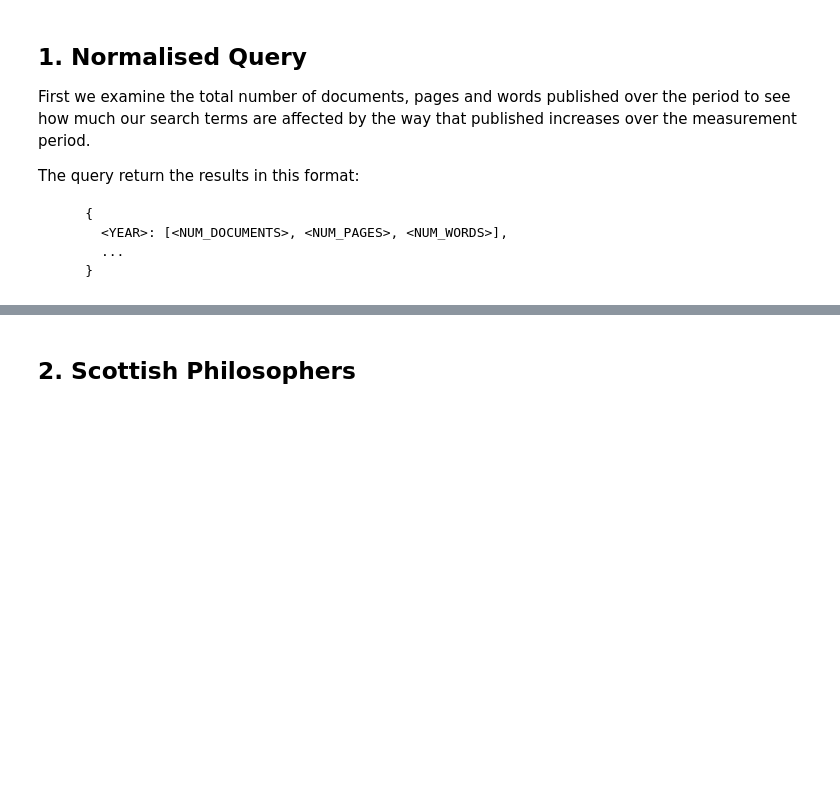
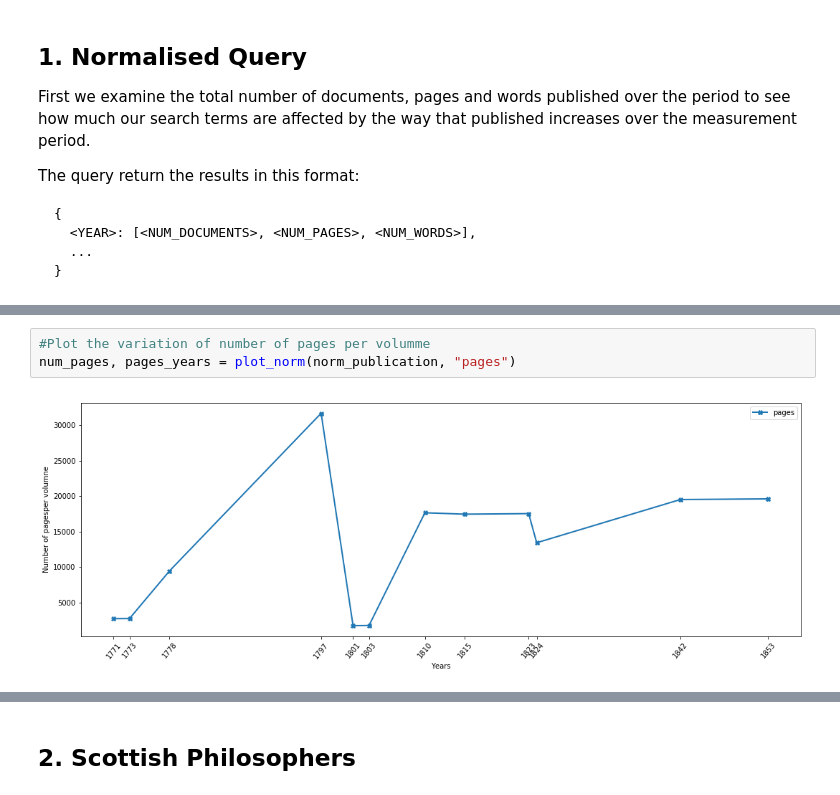
Before and after one commit to alan-turing-institute/defoe_visualization, a Jupyter notebook: NLS/Visualization_Frequency_Taxonomy_Ngrams.ipynb, the cells around one changed output, grey strips where cells are left out. Drawn from its saved outputs; the diff is of its cells as text; blank space fills up the shorter version.

```diff
--- a/NLS/Visualization_Frequency_Taxonomy_Ngrams.ipynb
+++ b/NLS/Visualization_Frequency_Taxonomy_Ngrams.ipynb
@@ -136,0 +166,5 @@ plot_norm_words(norm_publication)
+# %%
+#Plot the variation of number of pages per volumme
+num_pages, pages_years = plot_norm(norm_publication, "pages")
+# %% [output]
+[figure, added]
```
Also changed, not shown: parts of 20 cells of this notebook.
